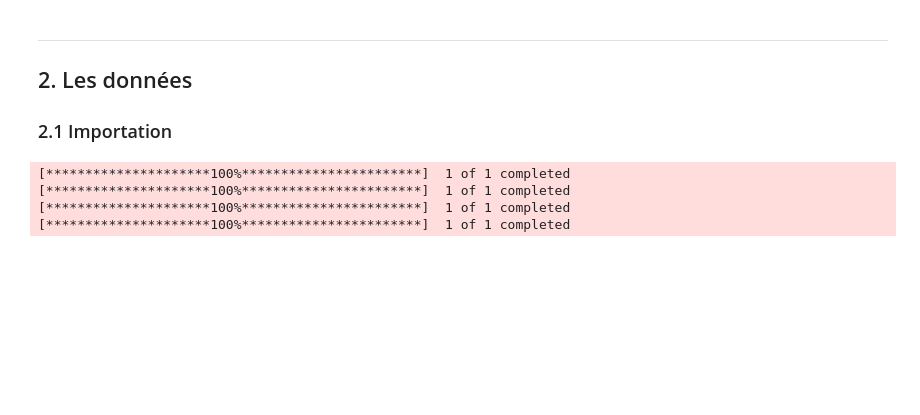
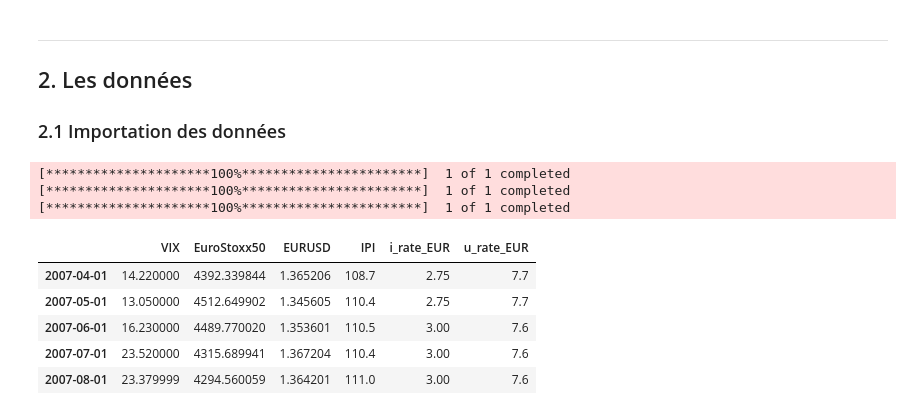
Before and after one commit to nphalier29/vix-stock-index-analysis, a Jupyter notebook: main.ipynb, the cells around one changed output. Saved outputs shown, nothing was run; the diff lists cells and outputs as text; code cells hidden in the pictures; blank space fills up the shorter version.

```diff
--- a/main.ipynb
+++ b/main.ipynb
@@ -24,46 +75,50 @@ warnings.filterwarnings('ignore')
 
 ## 2. Les données
 
-### 2.1 Importation
+### 2.1 Importation des données
 # %%
-# on définit une date commune à laquelle on dispose de toutes les données (Eurostoxx50 disponible depuis mars 2007)
-start_date = '2007-03-30'
-end_date = pd.Timestamp.today().strftime('%Y-%m-%d')
+# date de début des données
+start_date = '2007-04-01'
 
+# yfinance
 tickers = {
     'VIX': '^VIX',
-    'S&P500': '^GSPC',
     'EuroStoxx50': '^STOXX50E',
-    'Nikkei225': '^N225'
+    'EURUSD': 'EURUSD=X'
 }
 
 dic = {}
 
 for name, ticker in tickers.items():
-    data = yf.download(ticker, start=start_date, end=end_date, interval='1d')
+    data = yf.download(ticker, start=start_date, interval='1mo')
+    dic[name] = data['Close']
+
+# taceconomics
+tac_tickers = {
+    'IPI': f'ECB/STS_M_Y_PROD_NS0010_4_000/EUZ20?start_date={start_date}',
+    'i_rate_EUR': f"ECB/FM_D_EUR_4F_KR_DFR_LEV/EUZ?collapse=M&collapse_mode=end_of_period&start_date={start_date}",
+    'u_rate_EUR': f'EUROSTAT/EI_LMHR_M_LM-UN-T-TOT_SA_PC_ACT/EUZ20?start_date={start_date}'
+}
+
+for name, ticker in tac_tickers.items():
+    data = taceconomics.getdata(ticker)
+    data.index = pd.to_datetime(data.index)
+    data.columns = [name]
     dic[name] = data
 
-data = pd.concat(dic, axis=1)
+# DataFrame final
+data = pd.concat(dic, axis=1).dropna()
+data.columns = data.columns.droplevel(1)
 
-# # exchange rates to convert to USD
-
-# fx = {
-#     'EURUSD': 'EURUSD=X',  # Euro -> USD
-#     'JPYUSD': 'JPYUSD=X'   # Yen -> USD
-# }
-
-# dic_fx = {}
-
-# for key, ticker in fx.items():
-#     data_fx = yf.download(ticker, start=start_date, end=end_date)
-#     dic_fx[key] = data_fx['Close']
-
-# fx_data = pd.concat(dic_fx, axis=1)
-
-# function to convert to USD
+data.head()
 # %% [output]
 [*********************100%***********************]  1 of 1 completed
 [*********************100%***********************]  1 of 1 completed
 [*********************100%***********************]  1 of 1 completed
-[*********************100%***********************]  1 of 1 completed
+|  | VIX | EuroStoxx50 | EURUSD | IPI | i_rate_EUR | u_rate_EUR |
+| 2007-04-01 | 14.220000 | 4392.339844 | 1.365206 | 108.7 | 2.75 | 7.7 |
+| 2007-05-01 | 13.050000 | 4512.649902 | 1.345605 | 110.4 | 2.75 | 7.7 |
+| 2007-06-01 | 16.230000 | 4489.770020 | 1.353601 | 110.5 | 3.00 | 7.6 |
+| 2007-07-01 | 23.520000 | 4315.689941 | 1.367204 | 110.4 | 3.00 | 7.6 |
+| 2007-08-01 | 23.379999 | 4294.560059 | 1.364201 | 111.0 | 3.00 | 7.6 |
 # %% [markdown]
```
Also changed, not shown: parts of 31 cells of this notebook, 7 other files.
